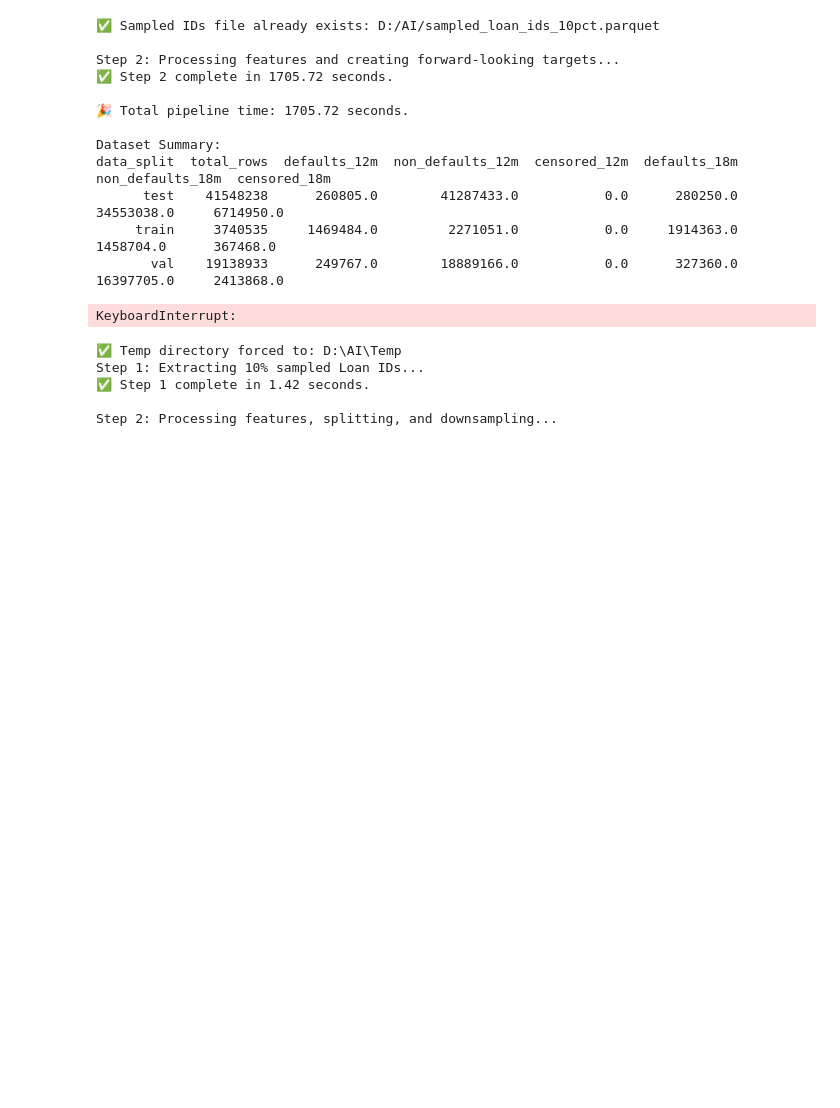
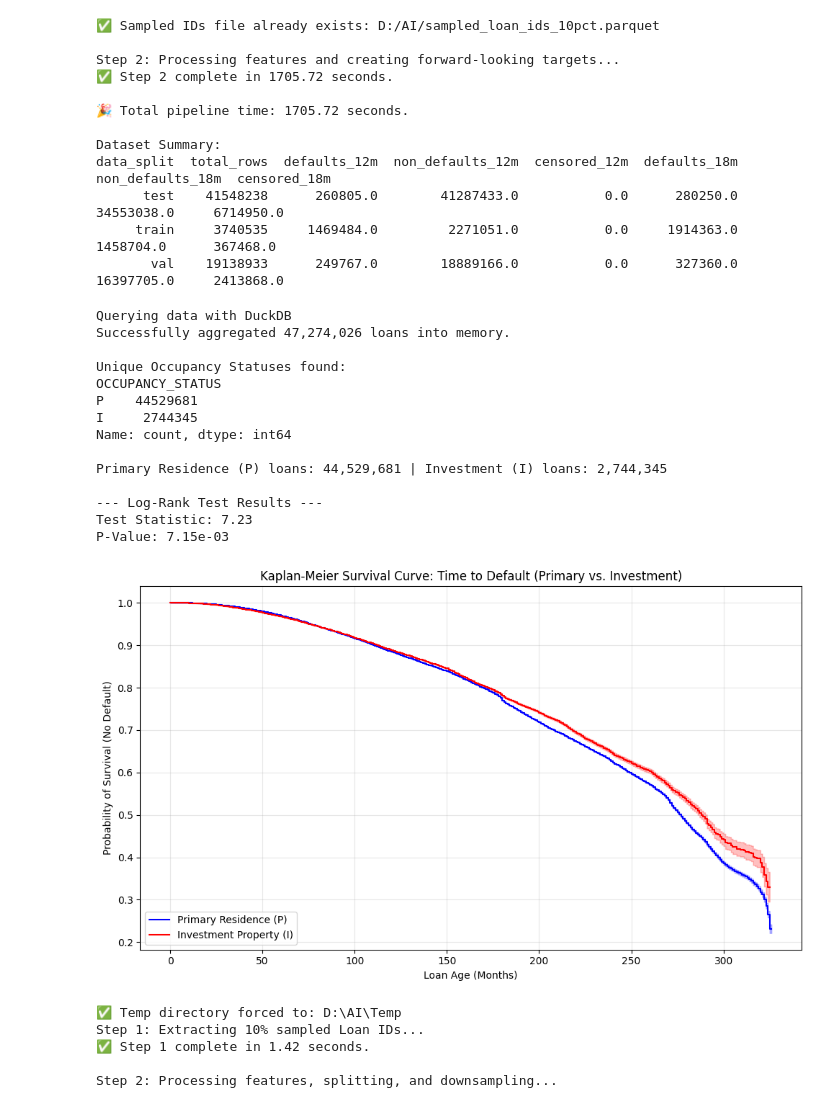
Before and after one commit to josephadean34-bit/Credit-Risk-Model, a Jupyter notebook: Credit Risk Model.ipynb, the cells around one changed output. Cells and saved outputs as stored; diff of their text form; code cells hidden in the pictures; blank space fills up the shorter version.

```diff
--- a/Credit Risk Model.ipynb
+++ b/Credit Risk Model.ipynb
@@ -370,21 +377,22 @@ from lifelines.statistics import logrank_test
 ORIG_PARQUET_PATH = r'D:\AI\master_orig_dataset'
 PERF_PARQUET_PATH = r'D:\AI\master_perf_dataset'
 
-print("Querying data with DuckDB... (This may take 1-3 minutes)")
+print("Querying data with DuckDB")
 
-# --- 2. ROBUST DUCKDB QUERY ---
-# Notice: We now SELECT "OCCUPANCY STATUS" instead of "AMORTIZATION TYPE"
 query = f"""
     WITH loan_outcomes AS (
         SELECT
             "LOAN IDENTIFIER",
             CAST(MAX("LOAN AGE") AS INTEGER) AS final_age,
-            CAST(MAX(CASE
-                WHEN "CURRENT LOAN DELINQUENCY STATUS" >= '03' THEN 1
-                WHEN "ZERO BALANCE CODE" IN ('03', '09') THEN 1
-                ELSE 0
-            END) AS INTEGER) AS event
-        FROM read_parquet('{PERF_PARQUET_PATH}')
+            MAX(CASE
+                    WHEN p."CURRENT LOAN DELINQUENCY STATUS" IN ('RA') THEN 1
+                    WHEN p."CURRENT LOAN DELINQUENCY STATUS" NOT IN ('XX', '00', '01', '02')
+                        AND p."CURRENT LOAN DELINQUENCY STATUS" ~ '^[0-9]+$'
+                        AND TRY_CAST(p."CURRENT LOAN DELINQUENCY STATUS" AS INTEGER) >= 3 THEN 1
+                    WHEN p."ZERO BALANCE CODE" IN ('03', '09') THEN 1
+                    ELSE 0
+                END) AS event
+        FROM read_parquet('{PERF_PARQUET_PATH}') p
         GROUP BY "LOAN IDENTIFIER"
     )
     SELECT
@@ -425,35 +433,49 @@ kmf_primary = KaplanMeierFitter()
 kmf_investment = KaplanMeierFitter()
 
 # Fit Primary (Should always exist)
 kmf_primary.fit(df_primary["final_age"], event_observed=df_primary["event"], label="Primary Residence (P)")
 ax = kmf_primary.plot(ci_show=True, color="blue")
 
-# Fit Investment (Only if we actually have Investment loans)
+# Fit Investment
 if len(df_investment) > 0:
     kmf_investment.fit(df_investment["final_age"], event_observed=df_investment["event"], label="Investment Property (I)")
     kmf_investment.plot(ax=ax, ci_show=True, color="red")
 
     # Statistical Significance (Log-Rank Test)
     results = logrank_test(
         df_primary["final_age"], df_investment["final_age"],
         event_observed_A=df_primary["event"], event_observed_B=df_investment["event"]
     )
     print("\n--- Log-Rank Test Results ---")
     print(f"Test Statistic: {results.test_statistic:.2f}")
     print(f"P-Value: {results.p_value:.2e}")
 else:
     print("\n⚠️ WARNING: No Investment loans found in this dataset. Plotting Primary only.")
 
 # Formatting the plot
 plt.title("Kaplan-Meier Survival Curve: Time to Default (Primary vs. Investment)")
 plt.xlabel("Loan Age (Months)")
 plt.ylabel("Probability of Survival (No Default)")
 plt.legend(loc="lower left")
 plt.grid(True, alpha=0.3)
 plt.tight_layout()
 plt.show()
 # %% [output]
-KeyboardInterrupt:
+Querying data with DuckDB
+Successfully aggregated 47,274,026 loans into memory.
+
+Unique Occupancy Statuses found:
+OCCUPANCY_STATUS
+P    44529681
+I     2744345
+Name: count, dtype: int64
+
+Primary Residence (P) loans: 44,529,681 | Investment (I) loans: 2,744,345
+
+--- Log-Rank Test Results ---
+Test Statistic: 7.23
+P-Value: 7.15e-03
+[figure, added]
 # %%
 ### New Upload
 
```
Also changed, not shown: parts of 7 cells of this notebook.
